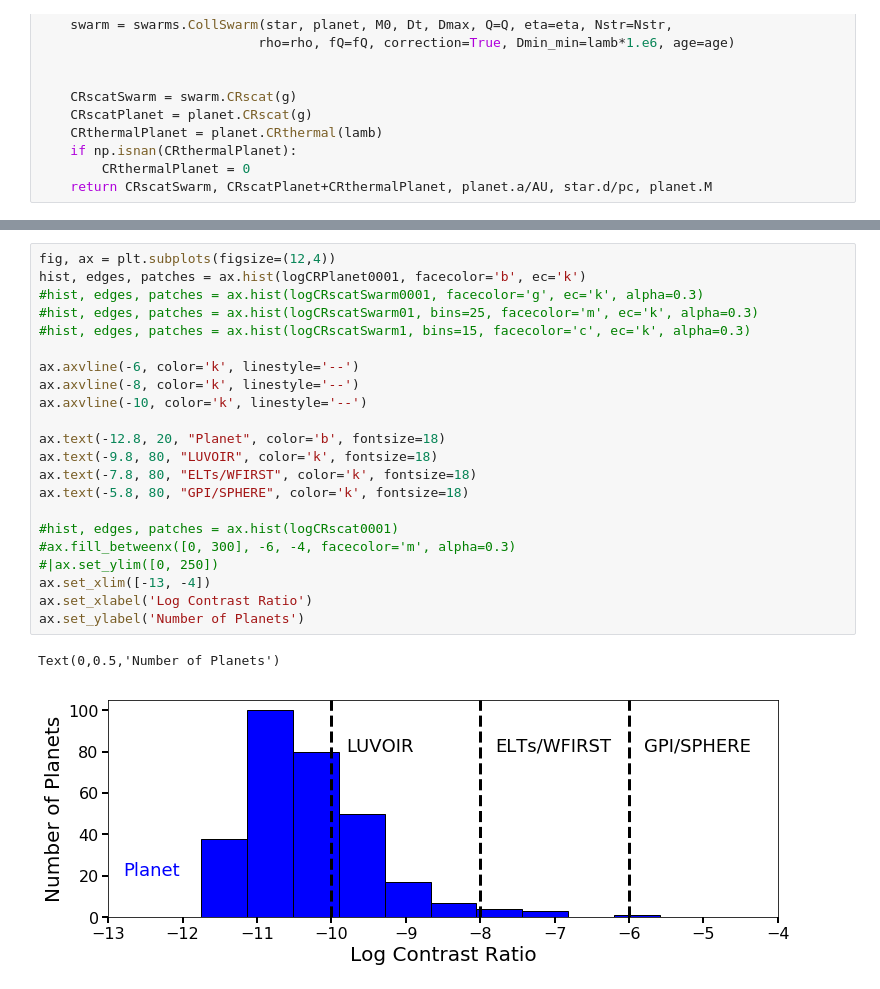
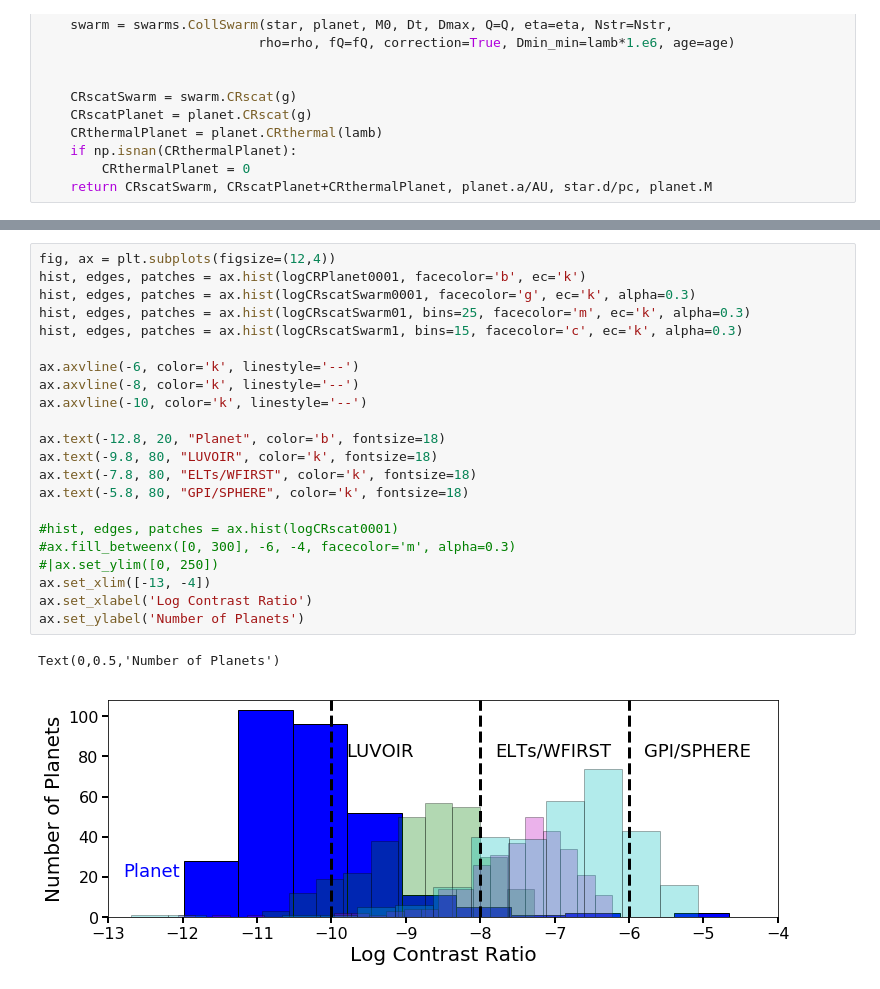
Before and after one commit to LoicNassif/CE-Irregular-Satellites, a Jupyter notebook: jupyter_examples/yield.ipynb, the cells around one changed output, grey strips where cells are left out. Cells and saved outputs as stored; diff of their text form.

```diff
--- a/jupyter_examples/yield.ipynb
+++ b/jupyter_examples/yield.ipynb
@@ -381,25 +391,25 @@ vals, bins, patches = axarr[1].hist(logCRPlanet0001, orientation='horizontal', b
 # %%
 fig, ax = plt.subplots(figsize=(12,4))
 hist, edges, patches = ax.hist(logCRPlanet0001, facecolor='b', ec='k')
-#hist, edges, patches = ax.hist(logCRscatSwarm0001, facecolor='g', ec='k', alpha=0.3)
-#hist, edges, patches = ax.hist(logCRscatSwarm01, bins=25, facecolor='m', ec='k', alpha=0.3)
-#hist, edges, patches = ax.hist(logCRscatSwarm1, bins=15, facecolor='c', ec='k', alpha=0.3)
+hist, edges, patches = ax.hist(logCRscatSwarm0001, facecolor='g', ec='k', alpha=0.3)
+hist, edges, patches = ax.hist(logCRscatSwarm01, bins=25, facecolor='m', ec='k', alpha=0.3)
+hist, edges, patches = ax.hist(logCRscatSwarm1, bins=15, facecolor='c', ec='k', alpha=0.3)
 
 ax.axvline(-6, color='k', linestyle='--')
 ax.axvline(-8, color='k', linestyle='--')
 ax.axvline(-10, color='k', linestyle='--')
 
 ax.text(-12.8, 20, "Planet", color='b', fontsize=18)
 ax.text(-9.8, 80, "LUVOIR", color='k', fontsize=18)
 ax.text(-7.8, 80, "ELTs/WFIRST", color='k', fontsize=18)
 ax.text(-5.8, 80, "GPI/SPHERE", color='k', fontsize=18)
 
 #hist, edges, patches = ax.hist(logCRscat0001)
 #ax.fill_betweenx([0, 300], -6, -4, facecolor='m', alpha=0.3)
 #|ax.set_ylim([0, 250])
 ax.set_xlim([-13, -4])
 ax.set_xlabel('Log Contrast Ratio')
 ax.set_ylabel('Number of Planets')
 # %% [output]
 Text(0,0.5,'Number of Planets')
-[figure, old version]
+[figure, new version]
```
Also changed, not shown: parts of 12 cells of this notebook.
